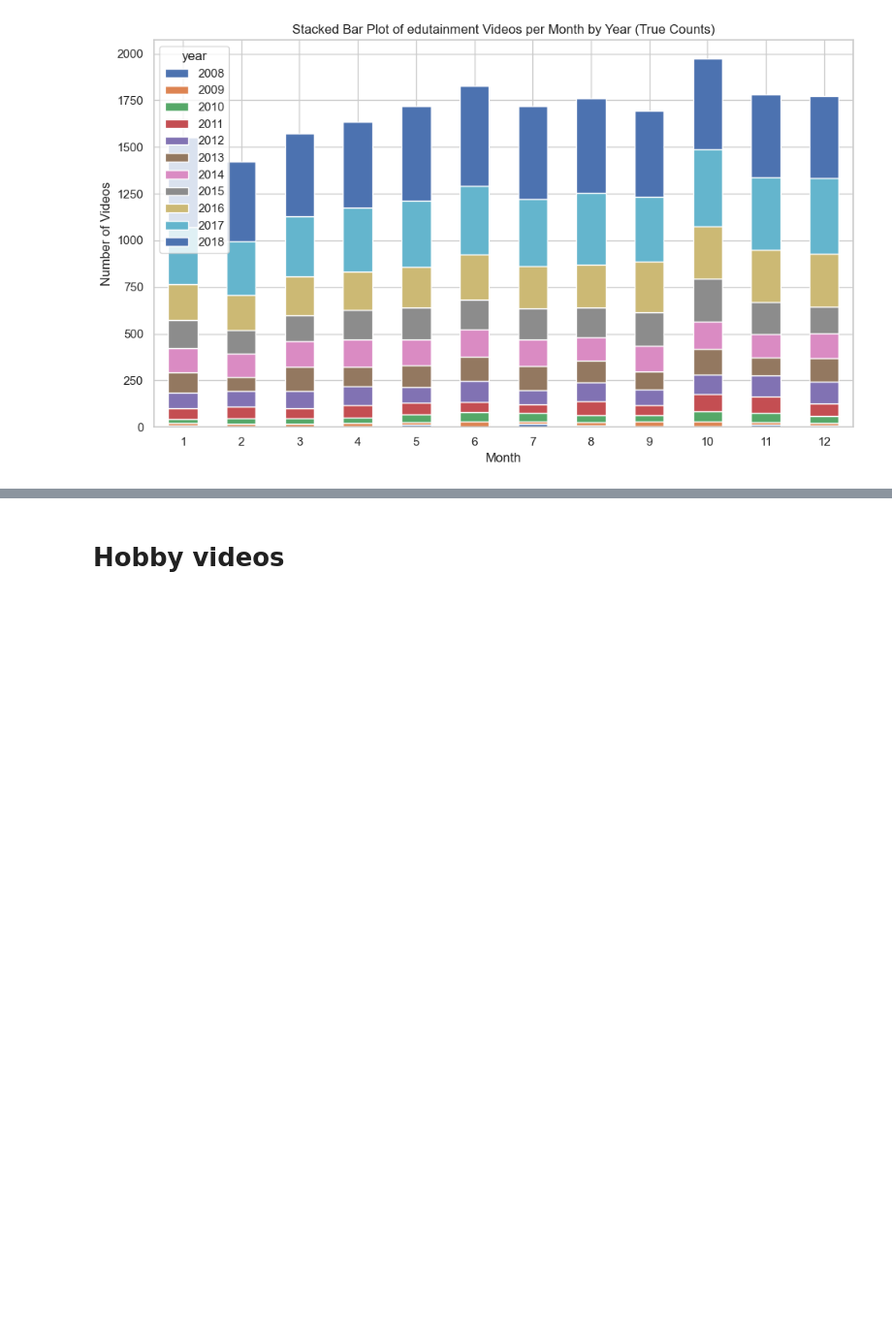
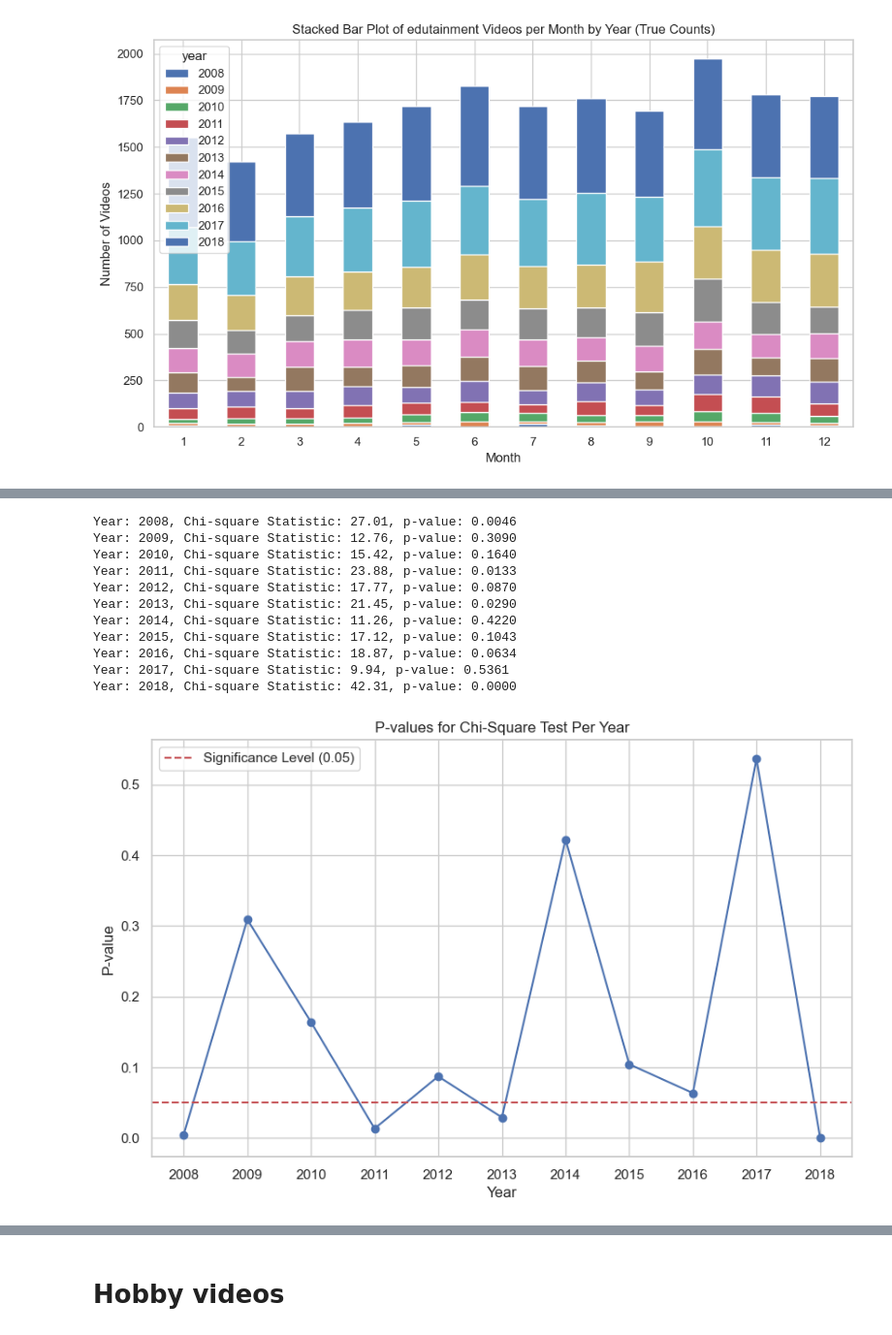
Before and after one commit to epfl-ada/ada-2024-project-sickada, a Jupyter notebook: label_analysis.ipynb, the cells around one changed output, grey strips where cells are left out. Shown at 97% size. Cells and saved outputs as stored; diff of their text form; code cells hidden in the pictures; blank space fills up the shorter version.

```diff
--- a/label_analysis.ipynb
+++ b/label_analysis.ipynb
@@ -407,0 +502,64 @@ plt.show()
+# %%
+import pandas as pd
+import numpy as np
+from scipy.stats import chisquare
+import matplotlib.pyplot as plt
+
+# Load the data
+classified = pd.read_csv(r'data\raw\Education_videos_classified_BART_50000_3_labels.csv')
+classified['classified_labels'] = classified['classified_labels'].apply(ast.literal_eval)
+classified['label'] = classified['classified_labels'].apply(lambda x: x[0])
+classified['upload_date'] = pd.to_datetime(classified['upload_date'])
+classified['year'] = classified['upload_date'].dt.year
+classified['month'] = classified['upload_date'].dt.month
+
+# Remove 2005, 2006, 2007 as the number of videos is too low
+years = np.arange(2008, 2019)
+classified = classified[classified['year'].isin(years)]
+
+# Filter for academic videos
+academic = classified[classified['label'] == 'edutainment or science popularization']
+
+# Overall distribution for the total sample (across all years)
+total = classified.groupby('month').size()
+
+# Initialize storage for p-values
+p_values = []
+
+# Perform chi-square test for each year
+for year in years:
+    # Get monthly counts for academic videos for the current year
+    monthly_counts = academic[academic['year'] == year].groupby('month').size()
+
+    # Get total scaled distribution for the current year
+    total_scaled = total * (monthly_counts.sum() / total.sum())
+
+    # Perform chi-square test
+    chi_stat, p_value = chisquare(f_obs=monthly_counts, f_exp=total_scaled)
+    p_values.append(p_value)
+    print(f"Year: {year}, Chi-square Statistic: {chi_stat:.2f}, p-value: {p_value:.4f}")
+
+# Plot p-values to visualize the contribution of each year
+plt.figure(figsize=(10, 6))
+plt.plot(years, p_values, marker='o')
+plt.axhline(0.05, color='r', linestyle='--', label='Significance Level (0.05)')
+plt.title('P-values for Chi-Square Test Per Year')
+plt.xlabel('Year')
+plt.ylabel('P-value')
+plt.xticks(years)
+plt.legend()
+plt.grid('on')
+plt.show()
+# %% [output]
+Year: 2008, Chi-square Statistic: 27.01, p-value: 0.0046
+Year: 2009, Chi-square Statistic: 12.76, p-value: 0.3090
+Year: 2010, Chi-square Statistic: 15.42, p-value: 0.1640
+Year: 2011, Chi-square Statistic: 23.88, p-value: 0.0133
+Year: 2012, Chi-square Statistic: 17.77, p-value: 0.0870
+Year: 2013, Chi-square Statistic: 21.45, p-value: 0.0290
+Year: 2014, Chi-square Statistic: 11.26, p-value: 0.4220
+Year: 2015, Chi-square Statistic: 17.12, p-value: 0.1043
+Year: 2016, Chi-square Statistic: 18.87, p-value: 0.0634
+Year: 2017, Chi-square Statistic: 9.94, p-value: 0.5361
+Year: 2018, Chi-square Statistic: 42.31, p-value: 0.0000
+[figure, added]
```
Also changed, not shown: parts of 43 cells of this notebook, 2 other files.
